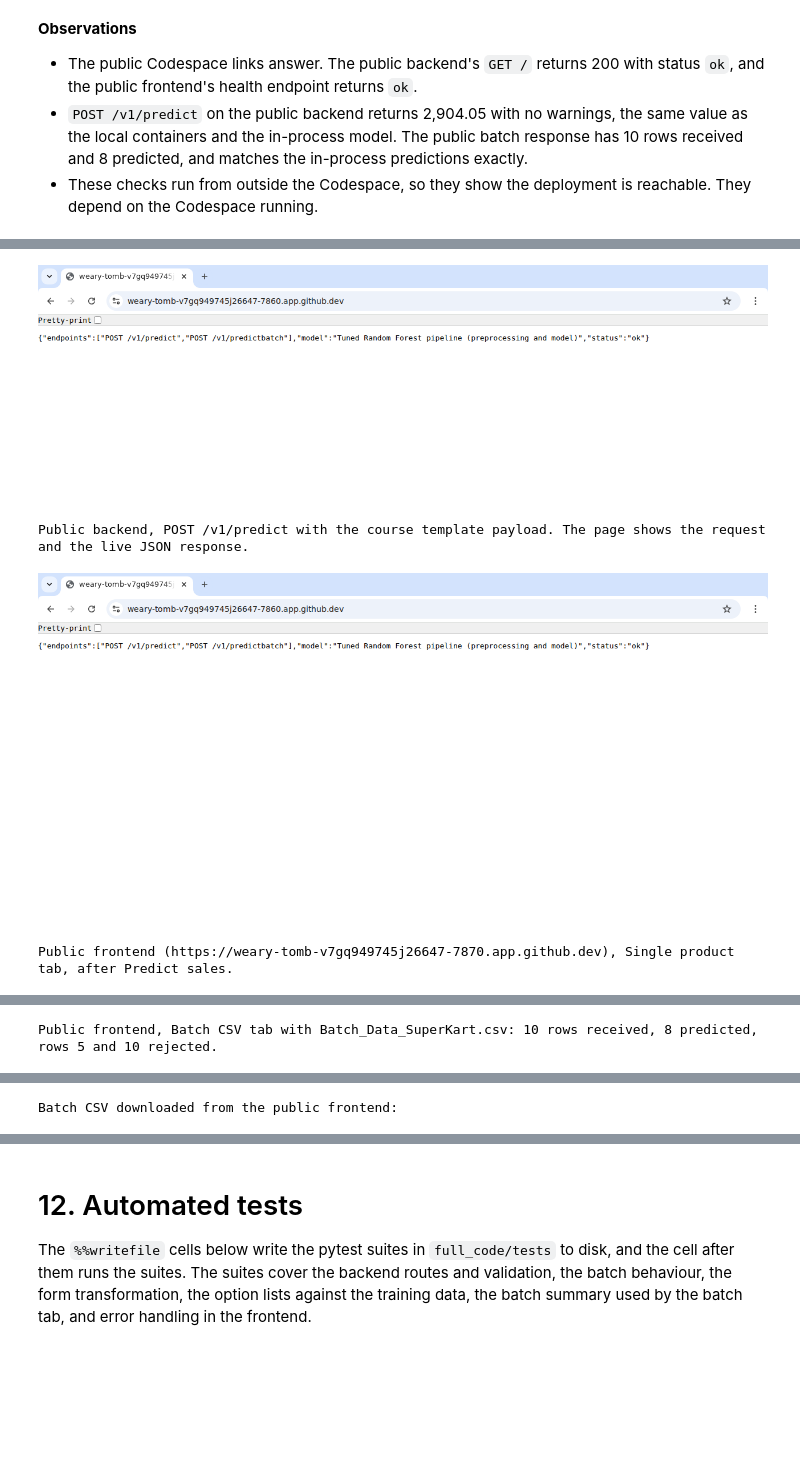
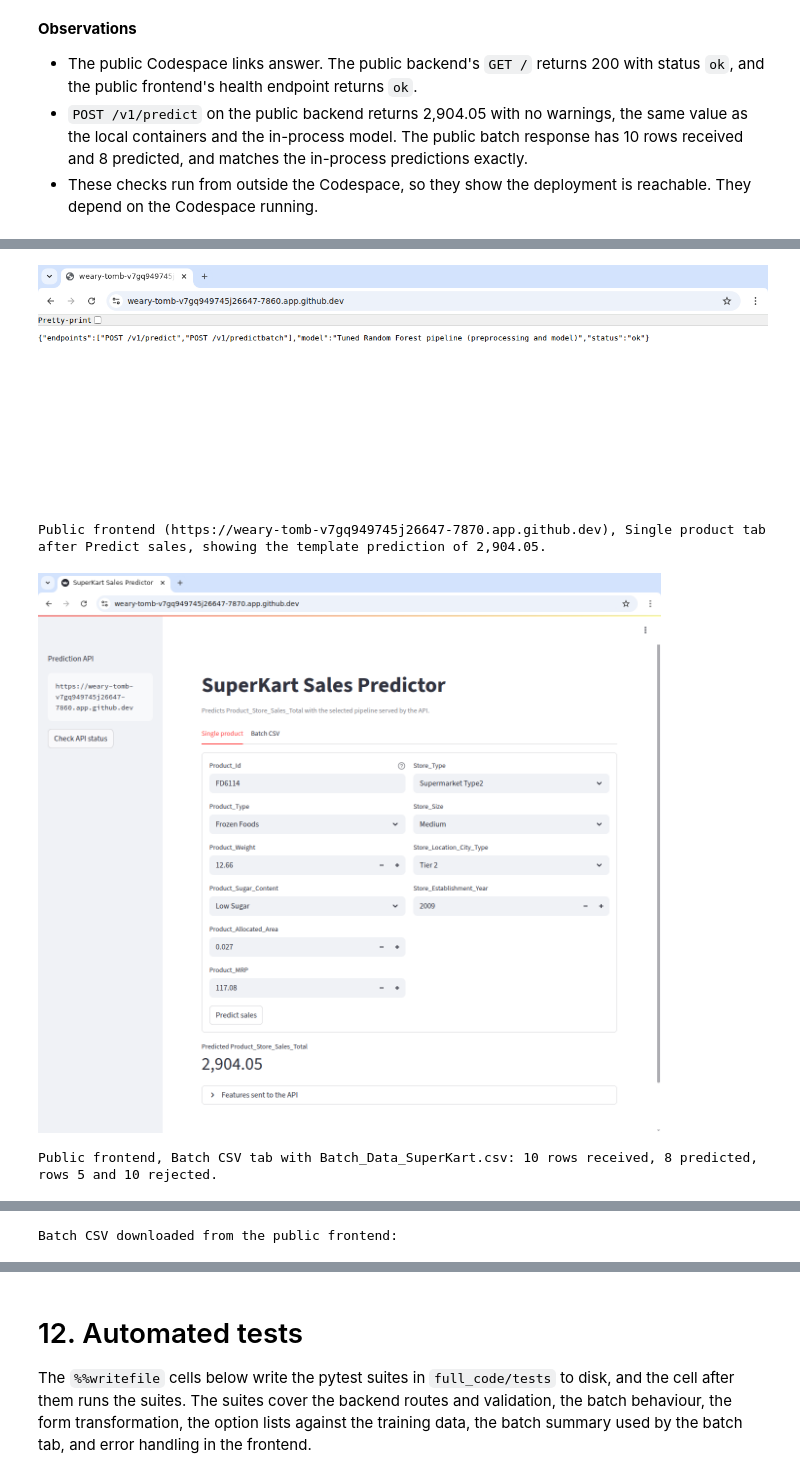
Before and after one commit to wdmofor/superkart-sales-predictor, a Jupyter notebook: full_code/SuperKart_Full_Code.ipynb, the cells around one changed output, grey strips where cells are left out. Cells and saved outputs as stored; diff of their text form; code cells hidden in the pictures; blank space fills up the shorter version.

```diff
--- a/full_code/SuperKart_Full_Code.ipynb
+++ b/full_code/SuperKart_Full_Code.ipynb
@@ -2522,11 +2523,34 @@ The cell below checks that the captures match the public links, the model file u
 # %%
 SCREENSHOT_DIR = Path("screenshots") / "public"
-# The capture record ties each image to the model file and the public links used in this run.
+
+
+def source_tree_digest(folder):
+    # Same digest as screenshots/capture_screenshots.py: relative names and contents, skipping caches.
+    digest = hashlib.sha256()
+    for relative_name, path in sorted(
+        (p.relative_to(folder).as_posix(), p)
+        for p in Path(folder).rglob("*")
+        if p.is_file() and not {"__pycache__", ".pytest_cache"} & set(p.relative_to(folder).parts)
+    ):
+        digest.update(relative_name.encode("utf-8") + b"\0")
+        digest.update(hashlib.sha256(path.read_bytes()).digest())
+    return digest.hexdigest()
+
+
+# The capture record ties each image to the model file, the app files, and the public links used in this run.
 capture_record = json.loads((SCREENSHOT_DIR / "capture_record.json").read_text(encoding="utf-8"))
 current_model_sha = hashlib.sha256((BACKEND_DIR / "superkart_model.joblib").read_bytes()).hexdigest()
 assert capture_record["model_sha256"] == current_model_sha, (
     "The screenshots were captured for a different model file. "
     "Run screenshots/capture_screenshots.py again against the public Codespace links."
+)
+assert capture_record["backend_tree_sha256"] == source_tree_digest(BACKEND_DIR), (
+    "The backend files changed after the screenshots were captured. "
+    "Redeploy and run screenshots/capture_screenshots.py again."
+)
+assert capture_record["frontend_tree_sha256"] == source_tree_digest(FRONTEND_DIR), (
+    "The frontend files changed after the screenshots were captured. "
+    "Redeploy and run screenshots/capture_screenshots.py again."
 )
 assert capture_record["backend_url"].rstrip("/") == PUBLIC_BACKEND_URL, "The screenshots were taken from a different backend URL."
 assert capture_record["frontend_url"].rstrip("/") == PUBLIC_FRONTEND_URL, "The screenshots were taken from a different frontend URL."
@@ -2540,9 +2564,8 @@ print("Model SHA-256 matches this run:", current_model_sha)
 print(f"Public template prediction in this run: {public_predict_body['Predicted_Product_Store_Sales_Total']:.2f}")
 
 screenshot_captions = [
-    ("backend_root.png", f"Public backend, GET / ({PUBLIC_BACKEND_URL}), Chrome window with the address bar."),
-    ("backend_predict_response.png", "Public backend, POST /v1/predict with the course template payload. The page shows the request and the live JSON response."),
-    ("frontend_single_prediction.png", f"Public frontend ({PUBLIC_FRONTEND_URL}), Single product tab, after Predict sales."),
+    ("backend_root.png", f"Public backend, GET / ({PUBLIC_BACKEND_URL}), health check in a Chrome window with the address bar."),
+    ("frontend_single_prediction.png", f"Public frontend ({PUBLIC_FRONTEND_URL}), Single product tab after Predict sales, showing the template prediction of {public_predict_body['Predicted_Product_Store_Sales_Total']:,.2f}."),
     ("frontend_batch_tab.png", "Public frontend, Batch CSV tab with Batch_Data_SuperKart.csv: 10 rows received, 8 predicted, rows 5 and 10 rejected."),
 ]
 for file_name, caption in screenshot_captions:
@@ -2563,4 +2586,4 @@ Public backend, GET / (https://weary-tomb-v7gq949745j26647-7860.app.github.dev),
 [figure]
-Public backend, POST /v1/predict with the course template payload. The page shows the request and the live JSON response.
+Public frontend (https://weary-tomb-v7gq949745j26647-7870.app.github.dev), Single product tab after Predict sales, showing the template prediction of 2,904.05.
-[figure, old version]
+[figure, new version]
-Public frontend (https://weary-tomb-v7gq949745j26647-7870.app.github.dev), Single product tab, after Predict sales.
+Public frontend, Batch CSV tab with Batch_Data_SuperKart.csv: 10 rows received, 8 predicted, rows 5 and 10 rejected.
@@ -2568 +2591 @@ Public frontend (https://weary-tomb-v7gq949745j26647-7870.app.github.dev), Singl
-Public frontend, Batch CSV tab with Batch_Data_SuperKart.csv: 10 rows received, 8 predicted, rows 5 and 10 rejected.
+Batch CSV downloaded from the public frontend:
@@ -2570,4 +2592,3 @@ Public frontend, Batch CSV tab with Batch_Data_SuperKart.csv: 10 rows received,
-Batch CSV downloaded from the public frontend:
 |  | Row | Predicted_Product_Store_Sales_Total |
 | 0 | 1 | 4051.67 |
 | 1 | 2 | 2745.17 |
```
Also changed, not shown: parts of 14 cells of this notebook, 5 other files.
